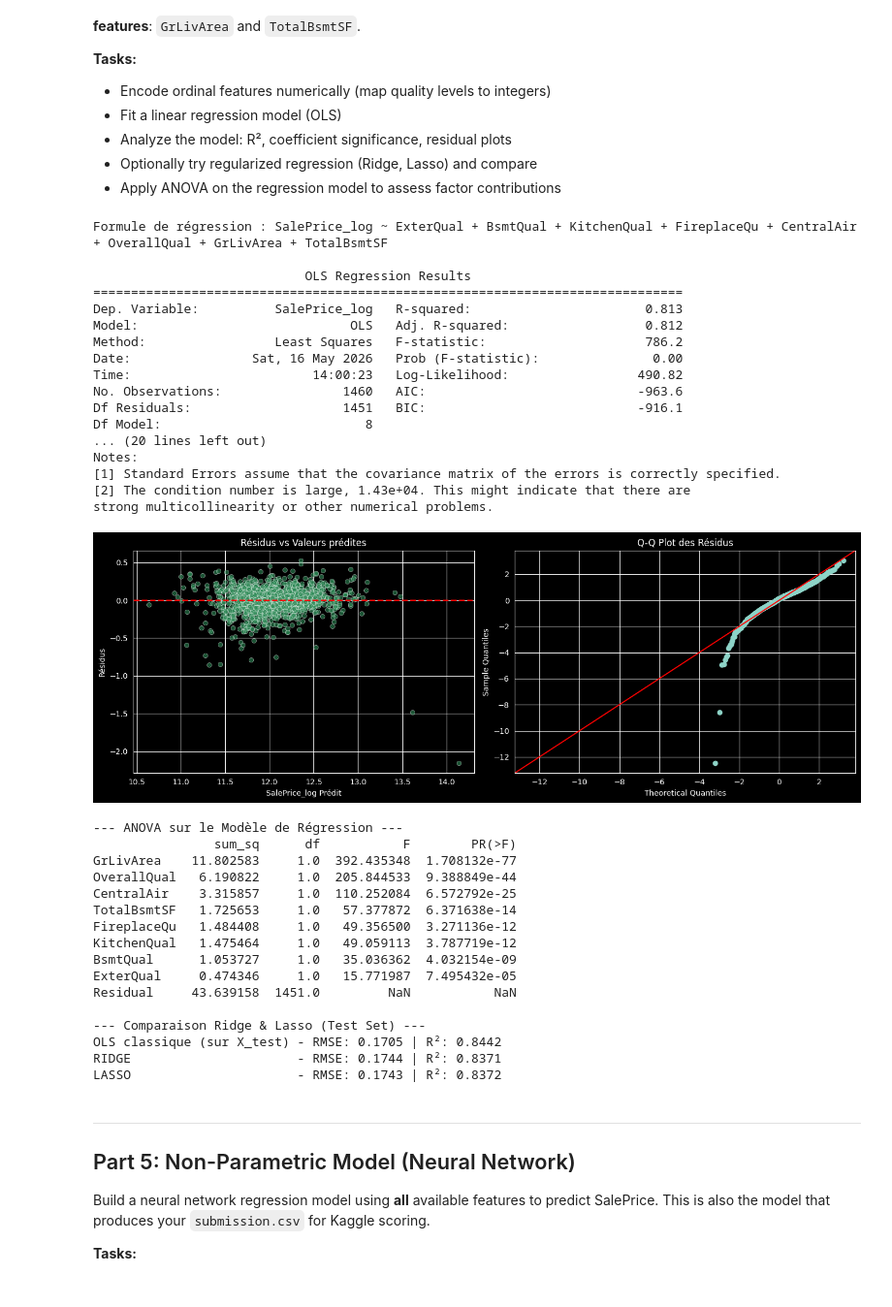
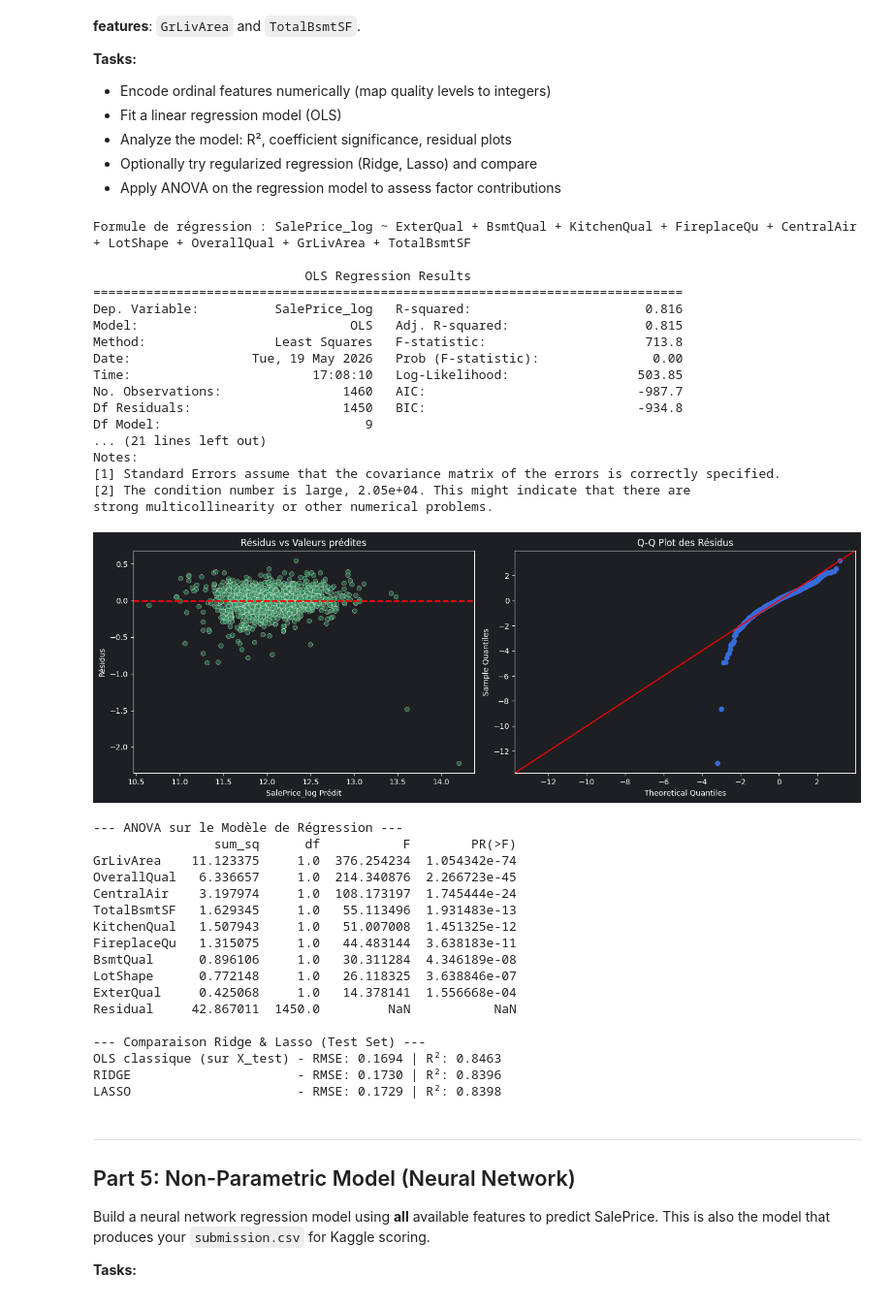
Before and after one commit to cpalescan/cstat, a Jupyter notebook: project_MAIN.ipynb, the cells around one changed output. Shown at 97% size. Drawn from its saved outputs; the diff is of its cells as text; code cells hidden in the pictures.

```diff
--- a/project_MAIN.ipynb
+++ b/project_MAIN.ipynb
@@ -1000,7 +1000,7 @@ Build a regression model using only the **significant ordinal features** identif
 # 1.ENCODAGE
 # ---------------------------------------------------------
 df_reg = train.copy()
-text_features = ['ExterQual', 'BsmtQual', 'KitchenQual', 'FireplaceQu', 'CentralAir']
+text_features = ['ExterQual', 'BsmtQual', 'KitchenQual', 'FireplaceQu', 'CentralAir', 'LotShape']
 numeric_ordinal_features = ['OverallQual']
 numeric_features = ['GrLivArea', 'TotalBsmtSF']
 
@@ -1008,7 +1008,8 @@ numeric_features = ['GrLivArea', 'TotalBsmtSF']
 dict_values = {
     'Ex': 5, 'Gd': 4, 'TA': 3, 'Fa': 2, 'Po': 1,
     'Y': 1, 'N': 0,
-    'NA': 0, 'None': 0
+    'NA': 0, 'None': 0,
+    'Reg': 4, 'IR1' : 3, 'IR2' : 2, 'IR3' : 1,
 }
 
 # 1. Encodage des colonnes textuelles
@@ -1022,11 +1023,11 @@ for col in text_features:
 df_reg['TotalBsmtSF'] = df_reg['TotalBsmtSF'].fillna(0)
 df_reg['GrLivArea'] = df_reg['GrLivArea'].fillna(0)
 
-# On regroupe toutes les variables exigées
+# On regroupe toutes les variables
 all_features = text_features + numeric_ordinal_features + numeric_features
 
 # Création du dataset final (X et y)
-df_reg = df_reg[all_features + ['SalePrice_log']].dropna()
+df_reg = df_reg[all_features + ['SalePrice_log']].dropna() #suppression des NA
 
 
 # ---------------------------------------------------------
@@ -1071,62 +1072,63 @@ print("\n--- ANOVA sur le Modèle de Régression ---")
 print(anova_results.sort_values(by="PR(>F)", ascending=True))
 
 
 # ---------------------------------------------------------
-# 5. (OPTIONNEL) RÉGRESSIONS RÉGULARISÉES : RIDGE ET LASSO
+# 5. RIDGE ET LASSO (Optional)
 # ---------------------------------------------------------
 X = df_reg[all_features]
 y = df_reg['SalePrice_log']
 
 # Séparation Train/Test
 X_train, X_test, y_train, y_test = train_test_split(X, y, test_size=0.2, random_state=42)
 
 # Ridge
 ridge = Ridge(alpha=10.0).fit(X_train, y_train)
 pred_ridge = ridge.predict(X_test)
 
 # Lasso
 lasso = Lasso(alpha=0.001).fit(X_train, y_train)
 pred_lasso = lasso.predict(X_test)
 
 print("\n--- Comparaison Ridge & Lasso (Test Set) ---")
 print(f"OLS classique (sur X_test) - RMSE: {np.sqrt(mean_squared_error(y_test, ols_model.predict(X_test))):.4f} | R²: {r2_score(y_test, ols_model.predict(X_test)):.4f}")
 print(f"RIDGE                      - RMSE: {np.sqrt(mean_squared_error(y_test, pred_ridge)):.4f} | R²: {r2_score(y_test, pred_ridge):.4f}")
 print(f"LASSO                      - RMSE: {np.sqrt(mean_squared_error(y_test, pred_lasso)):.4f} | R²: {r2_score(y_test, pred_lasso):.4f}")
 # %% [output]
-Formule de régression : SalePrice_log ~ ExterQual + BsmtQual + KitchenQual + FireplaceQu + CentralAir + OverallQual + GrLivArea + TotalBsmtSF
+Formule de régression : SalePrice_log ~ ExterQual + BsmtQual + KitchenQual + FireplaceQu + CentralAir + LotShape + OverallQual + GrLivArea + TotalBsmtSF
 
                             OLS Regression Results
 ==============================================================================
-Dep. Variable:          SalePrice_log   R-squared:                       0.813
-Model:                            OLS   Adj. R-squared:                  0.812
-Method:                 Least Squares   F-statistic:                     786.2
-Date:                Sat, 16 May 2026   Prob (F-statistic):               0.00
-Time:                        14:00:23   Log-Likelihood:                 490.82
-No. Observations:                1460   AIC:                            -963.6
-Df Residuals:                    1451   BIC:                            -916.1
-Df Model:                           8
-... (20 lines left out)
+Dep. Variable:          SalePrice_log   R-squared:                       0.816
+Model:                            OLS   Adj. R-squared:                  0.815
+Method:                 Least Squares   F-statistic:                     713.8
+Date:                Tue, 19 May 2026   Prob (F-statistic):               0.00
+Time:                        17:08:10   Log-Likelihood:                 503.85
+No. Observations:                1460   AIC:                            -987.7
+Df Residuals:                    1450   BIC:                            -934.8
+Df Model:                           9
+... (21 lines left out)
 Notes:
 [1] Standard Errors assume that the covariance matrix of the errors is correctly specified.
-[2] The condition number is large, 1.43e+04. This might indicate that there are
+[2] The condition number is large, 2.05e+04. This might indicate that there are
 strong multicollinearity or other numerical problems.
-[figure, old version]
+[figure, new version]
 --- ANOVA sur le Modèle de Régression ---
                 sum_sq      df           F        PR(>F)
-GrLivArea    11.802583     1.0  392.435348  1.708132e-77
-OverallQual   6.190822     1.0  205.844533  9.388849e-44
-CentralAir    3.315857     1.0  110.252084  6.572792e-25
-TotalBsmtSF   1.725653     1.0   57.377872  6.371638e-14
-FireplaceQu   1.484408     1.0   49.356500  3.271136e-12
-KitchenQual   1.475464     1.0   49.059113  3.787719e-12
-BsmtQual      1.053727     1.0   35.036362  4.032154e-09
-ExterQual     0.474346     1.0   15.771987  7.495432e-05
-Residual     43.639158  1451.0         NaN           NaN
+GrLivArea    11.123375     1.0  376.254234  1.054342e-74
+OverallQual   6.336657     1.0  214.340876  2.266723e-45
+CentralAir    3.197974     1.0  108.173197  1.745444e-24
+TotalBsmtSF   1.629345     1.0   55.113496  1.931483e-13
+KitchenQual   1.507943     1.0   51.007008  1.451325e-12
+FireplaceQu   1.315075     1.0   44.483144  3.638183e-11
+BsmtQual      0.896106     1.0   30.311284  4.346189e-08
+LotShape      0.772148     1.0   26.118325  3.638846e-07
+ExterQual     0.425068     1.0   14.378141  1.556668e-04
+Residual     42.867011  1450.0         NaN           NaN
 
 --- Comparaison Ridge & Lasso (Test Set) ---
-OLS classique (sur X_test) - RMSE: 0.1705 | R²: 0.8442
-RIDGE                      - RMSE: 0.1744 | R²: 0.8371
-LASSO                      - RMSE: 0.1743 | R²: 0.8372
+OLS classique (sur X_test) - RMSE: 0.1694 | R²: 0.8463
+RIDGE                      - RMSE: 0.1730 | R²: 0.8396
+LASSO                      - RMSE: 0.1729 | R²: 0.8398
 # %% [markdown]
 ---
 ## Part 5: Non-Parametric Model (Neural Network)
```
Also changed, not shown: parts of 12 cells of this notebook.
